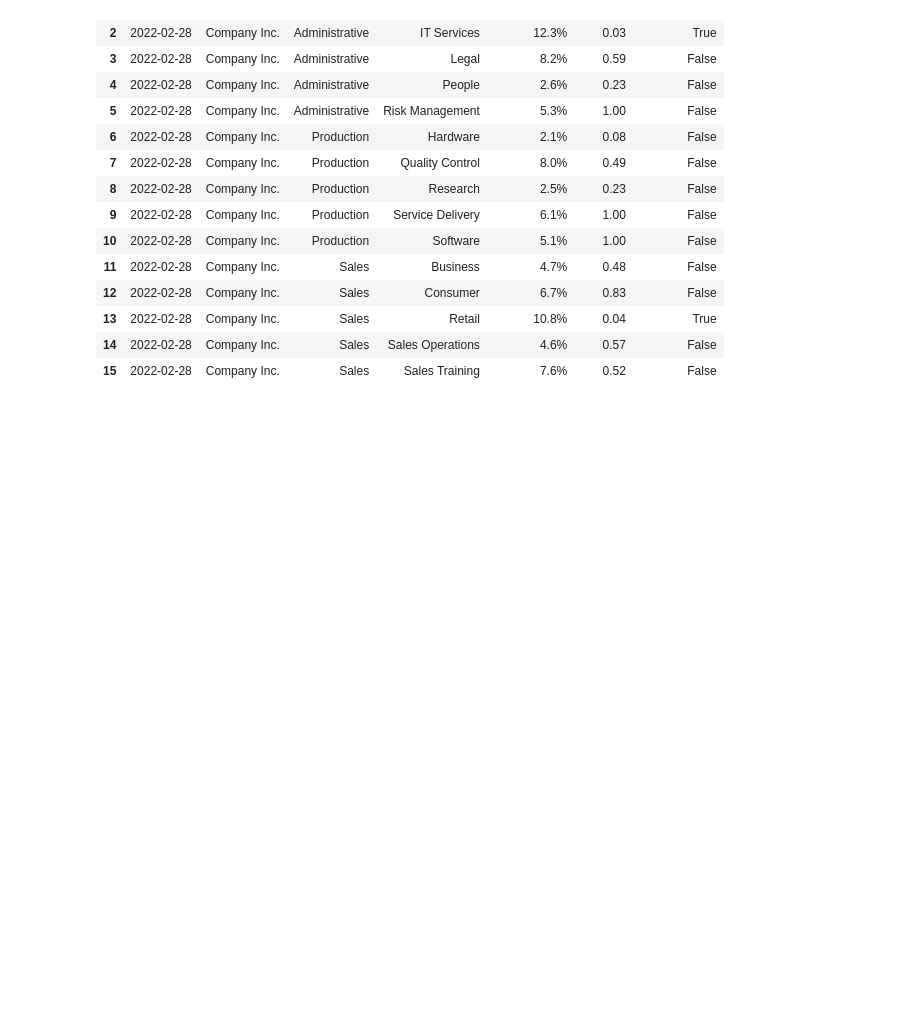
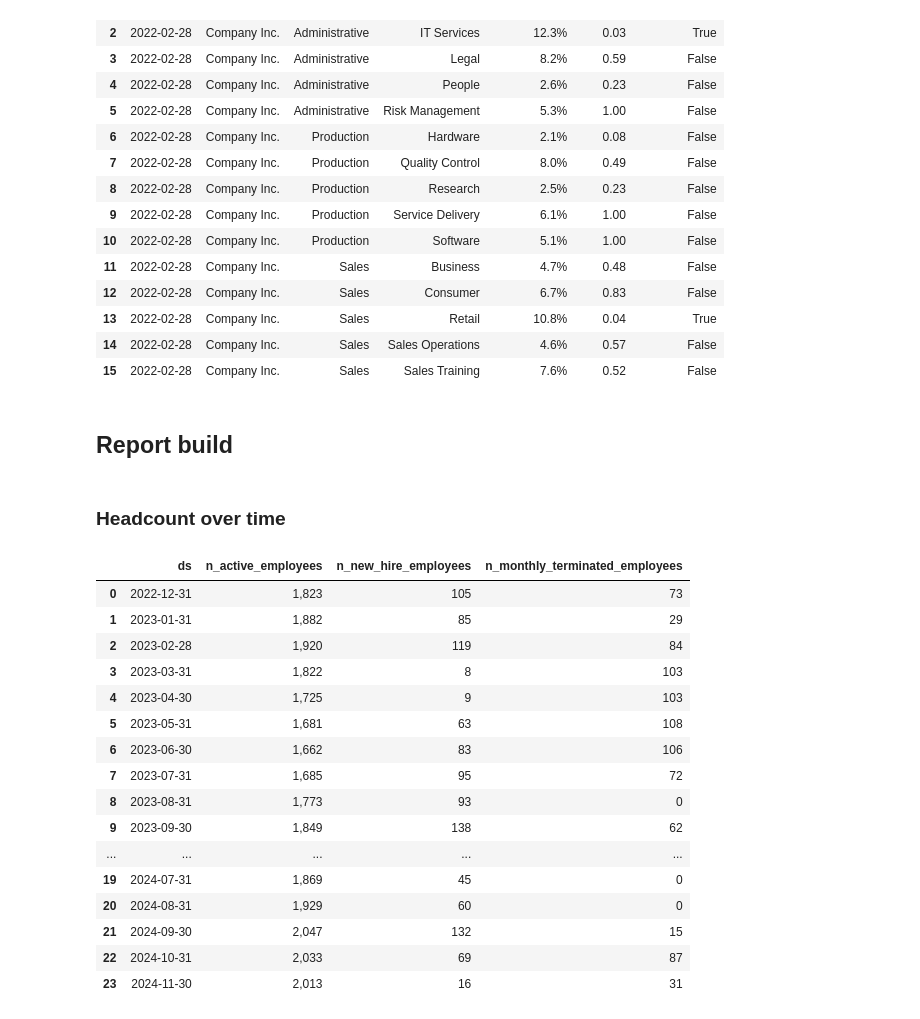
Before and after one commit to AtypicalLogic/fictional_hr_analytics, a Jupyter notebook: analyze/monthly_core_metrics.ipynb, the cells around one changed output. Cells and saved outputs as stored; diff of their text form; code cells hidden in the pictures; blank space fills up the shorter version.

```diff
--- a/analyze/monthly_core_metrics.ipynb
+++ b/analyze/monthly_core_metrics.ipynb
@@ -185,7 +208,7 @@ dtype: object
 df_reindexed = df_monthly_by_org \
     .set_index(indices).sort_index(level='ds') \
     .copy()
-df_avg_active_employees = df_reindexed.groupby(level=indices[1:]) \
+df_avg_active_employees = df_reindexed.groupby(level=indices[2:]) \
     ['n_active_employees'] \
     .rolling(window=2).mean() \
     .reset_index(level=[0,1,2], drop=True) \
@@ -329,3 +352,39 @@ df_monthly_by_org_l02 \
 | 13 | 2022-02-28 | Company Inc. | Sales | Retail | 10.8% | 0.04 | True |
 | 14 | 2022-02-28 | Company Inc. | Sales | Sales Operations | 4.6% | 0.57 | False |
 | 15 | 2022-02-28 | Company Inc. | Sales | Sales Training | 7.6% | 0.52 | False |
+# %% [markdown]
+## Report build
+# %% [markdown]
+### Headcount over time
+# %%
+current_month = pd.to_datetime('2024-11-01')
+report_n_months = 24
+
+mask_ds = df_monthly_by_org.ds.isin(df_monthly_by_org[df_monthly_by_org.ds_start <= current_month] \
+    .ds.unique()[-report_n_months:])
+
+df_monthly_by_org[mask_ds][['ds', 'n_active_employees', 'n_new_hire_employees', 'n_monthly_terminated_employees']] \
+    .groupby(by=['ds']).sum() \
+    .reset_index(drop=False) \
+    .style.format({
+        'ds': lambda t: t.strftime('%Y-%m-%d') if pd.notnull(t) else '',
+        'n_active_employees': '{:,}'
+    })
+# %% [output]
+|  | ds | n_active_employees | n_new_hire_employees | n_monthly_terminated_employees |
+| 0 | 2022-12-31 | 1,823 | 105 | 73 |
+| 1 | 2023-01-31 | 1,882 | 85 | 29 |
+| 2 | 2023-02-28 | 1,920 | 119 | 84 |
+| 3 | 2023-03-31 | 1,822 | 8 | 103 |
+| 4 | 2023-04-30 | 1,725 | 9 | 103 |
+| 5 | 2023-05-31 | 1,681 | 63 | 108 |
+| 6 | 2023-06-30 | 1,662 | 83 | 106 |
+| 7 | 2023-07-31 | 1,685 | 95 | 72 |
+| 8 | 2023-08-31 | 1,773 | 93 | 0 |
+| 9 | 2023-09-30 | 1,849 | 138 | 62 |
+| ... | ... | ... | ... | ... |
+| 19 | 2024-07-31 | 1,869 | 45 | 0 |
+| 20 | 2024-08-31 | 1,929 | 60 | 0 |
+| 21 | 2024-09-30 | 2,047 | 132 | 15 |
+| 22 | 2024-10-31 | 2,033 | 69 | 87 |
+| 23 | 2024-11-30 | 2,013 | 16 | 31 |
```
Also changed, not shown: parts of 11 cells of this notebook, 1 other file.
